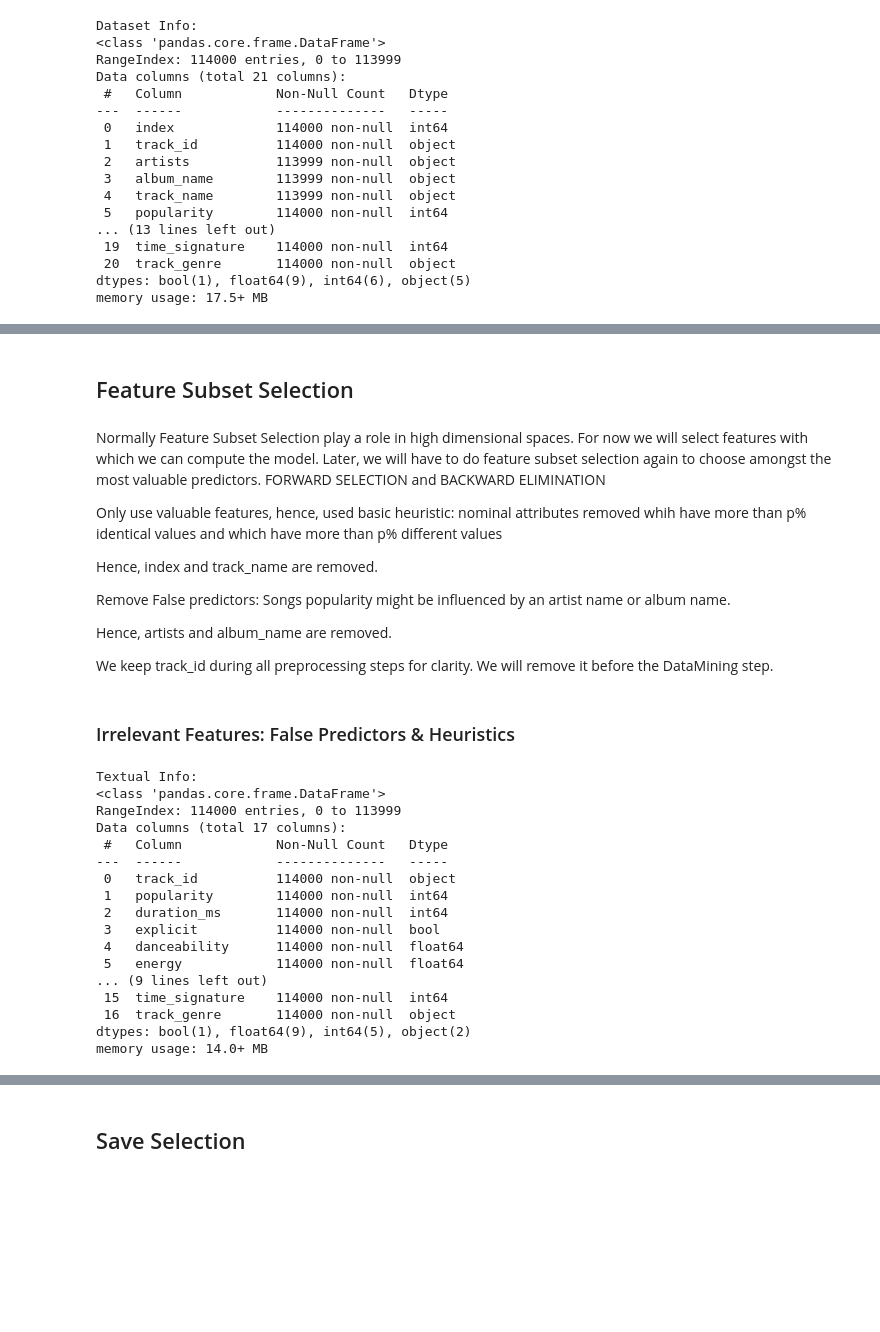
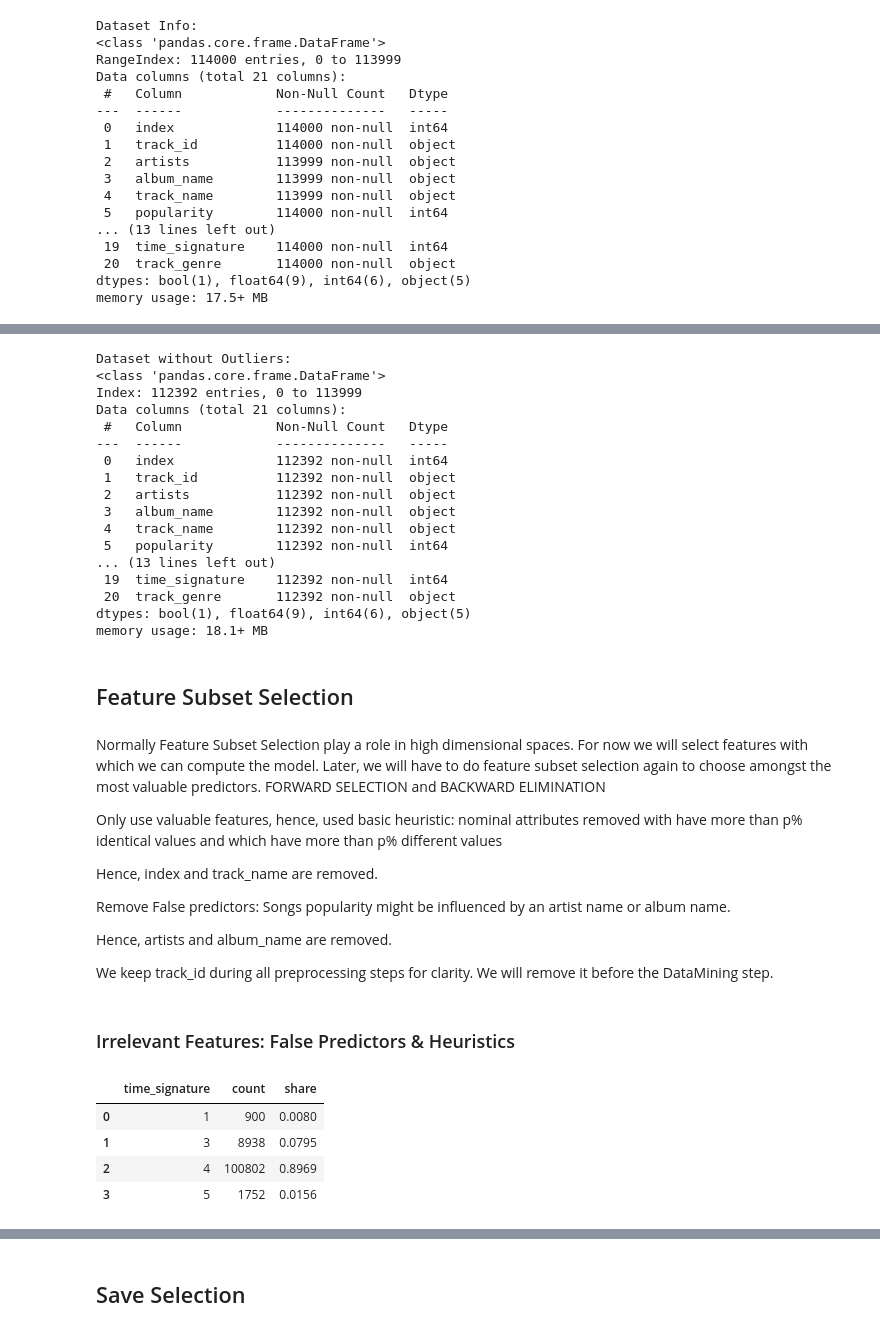
Before and after one commit to clara-opp/datamining_group12, a Jupyter notebook: Selection.ipynb, the cells around one changed output, grey strips where cells are left out. Saved outputs shown, nothing was run; the diff lists cells and outputs as text; code cells hidden in the pictures; blank space fills up the shorter version.

```diff
--- a/Selection.ipynb
+++ b/Selection.ipynb
@@ -37,9 +39,41 @@ memory usage: 17.5+ MB
+# %%
+# Choose rows with a duration of <1min & >10min, a time signature and tempo of 0
+drop_clause = (df['duration_ms'] < 60000) | (df['duration_ms'] > 600000) | (df['time_signature'] == 0) | (df['tempo'] == 0)
+
+# Find the index of that condition in our dataset
+drop_index = df[drop_clause].index
+
+# Drop those rows
+df = df.drop(drop_index)
+
+
+# Verify that outliers are removed
+print('Dataset without Outliers:')
+df.info()
+# %% [output]
+Dataset without Outliers:
+<class 'pandas.core.frame.DataFrame'>
+Index: 112392 entries, 0 to 113999
+Data columns (total 21 columns):
+ #   Column            Non-Null Count   Dtype
+---  ------            --------------   -----
+ 0   index             112392 non-null  int64
+ 1   track_id          112392 non-null  object
+ 2   artists           112392 non-null  object
+ 3   album_name        112392 non-null  object
+ 4   track_name        112392 non-null  object
+ 5   popularity        112392 non-null  int64
+... (13 lines left out)
+ 19  time_signature    112392 non-null  int64
+ 20  track_genre       112392 non-null  object
+dtypes: bool(1), float64(9), int64(6), object(5)
+memory usage: 18.1+ MB
 # %% [markdown]
 ## Feature Subset Selection
 # %% [markdown]
 Normally Feature Subset Selection play a role in high dimensional spaces. For now we will select features with which we can compute the model. Later, we will have to do feature subset selection again to choose amongst the most valuable predictors. FORWARD SELECTION and BACKWARD ELIMINATION
 
-Only use valuable features, hence, used  basic heuristic: nominal attributes removed whih have more than p% identical values and which have more than p% different values
+Only use valuable features, hence, used  basic heuristic: nominal attributes removed with have more than p% identical values and which have more than p% different values
 
 Hence, index and track_name are removed.
 
@@ -52,30 +86,28 @@ We keep track_id during all preprocessing steps for clarity. We will remove it b
 ### Irrelevant Features: False Predictors & Heuristics
 # %%
 # How do the textual attributes look like?
-print('Textual Info:')
 df.describe(include='object')
 
 # Remove "artists", "album_name" and "track_name"  features (KEEP index, track_id)
 df = df.drop(columns=['artists', 'album_name', 'track_name', 'index'])
-
-# # Verify that irrelevant features are removed
-# print('Dataset Info without Irrelevant Features:')
-df.info()
-# %% [output]
-Textual Info:
-<class 'pandas.core.frame.DataFrame'>
-RangeIndex: 114000 entries, 0 to 113999
-Data columns (total 17 columns):
- #   Column            Non-Null Count   Dtype
----  ------            --------------   -----
- 0   track_id          114000 non-null  object
- 1   popularity        114000 non-null  int64
- 2   duration_ms       114000 non-null  int64
- 3   explicit          114000 non-null  bool
- 4   danceability      114000 non-null  float64
- 5   energy            114000 non-null  float64
-... (9 lines left out)
- 15  time_signature    114000 non-null  int64
- 16  track_genre       114000 non-null  object
-dtypes: bool(1), float64(9), int64(5), object(2)
-memory usage: 14.0+ MB
+# %%
+# check uniqueness of time_signature
+# hypothesis: most of the songs have time_signature 4
+
+s = df["time_signature"]
+
+time_sig_table = (
+    s.value_counts(dropna=False)                    # count each value (including NaN)
+     .sort_index()                                  # sort by the meter value (3,4,5,...)
+     .rename_axis("time_signature")
+     .reset_index(name="count")
+)
+
+time_sig_table["share"] = (time_sig_table["count"] / time_sig_table["count"].sum()).round(4)
+time_sig_table
+# %% [output]
+|  | time_signature | count | share |
+| 0 | 1 | 900 | 0.0080 |
+| 1 | 3 | 8938 | 0.0795 |
+| 2 | 4 | 100802 | 0.8969 |
+| 3 | 5 | 1752 | 0.0156 |
```
Also changed, not shown: parts of 7 cells of this notebook, 2 other files.
